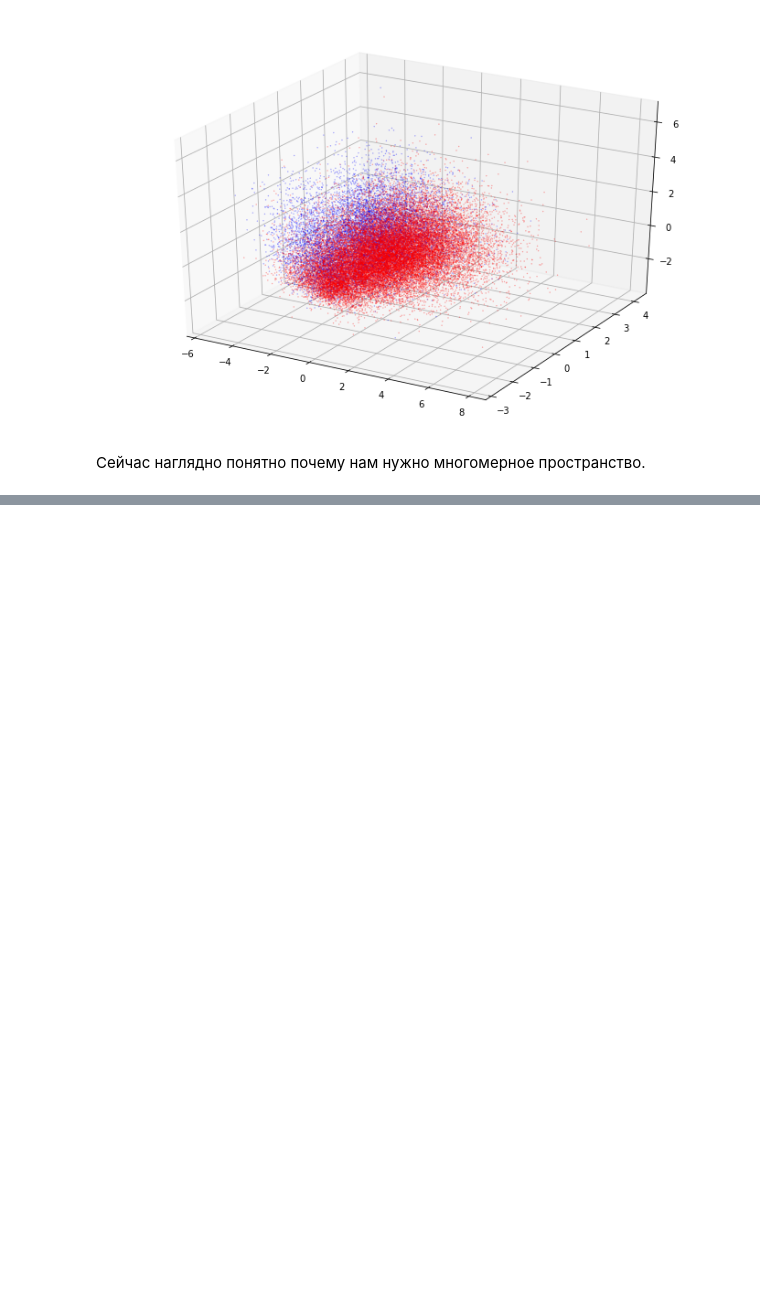
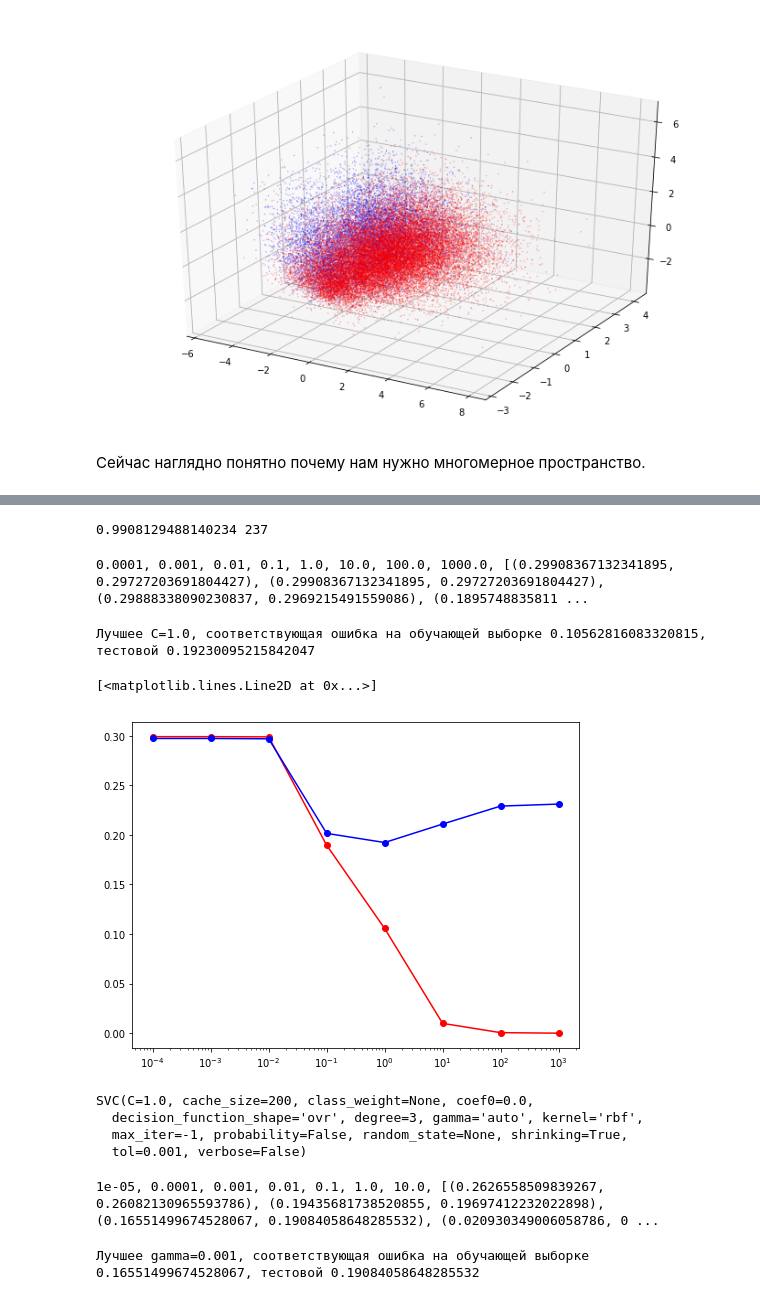
Before and after one commit to kormang/MachineLearningCourseProject, a Jupyter notebook: gss.ipynb, the cells around one changed output, grey strips where cells are left out. Saved outputs shown, nothing was run; the diff lists cells and outputs as text; code cells hidden in the pictures; blank space fills up the shorter version.

Commit message:
Final try with SVM, StandardScaler and PCA

```diff
--- a/gss.ipynb
+++ b/gss.ipynb
@@ -1386,0 +1392,60 @@ ax.scatter(Xclass1[:,0], Xclass1[:,1], Xclass1[:,2], c='blue', label='>=50k', al
+# %%
+ss = StandardScaler(with_mean=True, with_std=True)
+ss.fit(ds.X_train)
+ds = DataSet(ss.transform(ds.X_train), ds.y_train, ss.transform(ds.X_test), ds.y_test)
+pca = PCA(n_components = ds.X_train.shape[1])
+pca.fit(ds.X_train)
+exvar = 0
+n_comp_choice = 0
+for i in range(0, ds.X_train.shape[1]-1):
+    exvar = exvar + pca.explained_variance_ratio_[i]
+    if exvar > 0.99:
+        n_comp_choice = i + 1
+        break
+print(exvar, n_comp_choice)
+# %% [output]
+0.9908129488140234 237
+# %%
+def try_C(svc, C, ds):
+    print(C, end=", ")
+    svc.set_params(C=C)
+    svc.fit(ds.X_train, ds.y_train)
+    err_train = np.mean(ds.y_train != svc.predict(ds.X_train))
+    err_test  = np.mean(ds.y_test  != svc.predict(ds.X_test))
+    return (err_train, err_test)
+# %%
+pca = PCA(n_components = n_comp_choice)
+pca.fit(ds.X_train)
+Cs = 10.**np.arange(-4, 4)
+gamma_array = 10.**np.arange(-5, 2)
+svc = SVC(kernel='rbf')
+trns_ds = DataSet(pca.transform(ds.X_train), ds.y_train, pca.transform(ds.X_test), ds.y_test)
+trns_ds = DataSet(ds.X_train, ds.y_train, ds.X_test, ds.y_test)
+# %%
+csresults = [try_C(svc, C, trns_ds) for C in Cs]
+print(csresults)
+# %% [output]
+0.0001, 0.001, 0.01, 0.1, 1.0, 10.0, 100.0, 1000.0, [(0.29908367132341895, 0.29727203691804427), (0.29908367132341895, 0.29727203691804427), (0.29888338090230837, 0.2969215491559086), (0.1895748835811 ...
+# %%
+mci, _ = min(enumerate([t for _, t in csresults]), key=operator.itemgetter(1))
+print(f'Лучшее C={Cs[mci]}, соответствующая ошибка на обучающей выборке {csresults[mci][0]}, тестовой {csresults[mci][1]}')
+# %% [output]
+Лучшее C=1.0, соответствующая ошибка на обучающей выборке 0.10562816083320815, тестовой 0.19230095215842047
+# %%
+plt.rcParams["figure.figsize"] = [8, 6]
+axes = plt.gca()
+axes.set_xscale('log', basex=10)
+plt.plot(Cs, [err[0] for err in csresults],
+             color='red', linestyle='solid', marker='o', label='Train err')
+plt.plot(Cs, [err[1] for err in csresults],
+             color='blue', linestyle='solid', marker='o', label='Test err')
+# %% [output]
+[<matplotlib.lines.Line2D at 0x...>]
+[figure, added]
+# %%
+svc.set_params(C=Cs[mci])
+# %% [output]
+SVC(C=1.0, cache_size=200, class_weight=None, coef0=0.0,
+  decision_function_shape='ovr', degree=3, gamma='auto', kernel='rbf',
+  max_iter=-1, probability=False, random_state=None, shrinking=True,
+  tol=0.001, verbose=False)
@@ -1386,0 +1460,10 @@ ax.scatter(Xclass1[:,0], Xclass1[:,1], Xclass1[:,2], c='blue', label='>=50k', al
+# %%
+gammaresults = [try_gamma(svc, gamma, trns_ds) for gamma in gamma_array]
+print(gammaresults)
+# %% [output]
+1e-05, 0.0001, 0.001, 0.01, 0.1, 1.0, 10.0, [(0.2626558509839267, 0.26082130965593786), (0.19435681738520855, 0.19697412232022898), (0.16551499674528067, 0.19084058648285532), (0.020930349006058786, 0 ...
+# %%
+mgi, _ = min(enumerate([t for _, t in gammaresults]), key=operator.itemgetter(1))
+print(f'Лучшее gamma={gamma_array[mgi]}, соответствующая ошибка на обучающей выборке {gammaresults[mgi][0]}, тестовой {gammaresults[mgi][1]}')
+# %% [output]
+Лучшее gamma=0.001, соответствующая ошибка на обучающей выборке 0.16551499674528067, тестовой 0.19084058648285532
```
Also changed, not shown: parts of 8 cells of this notebook.
